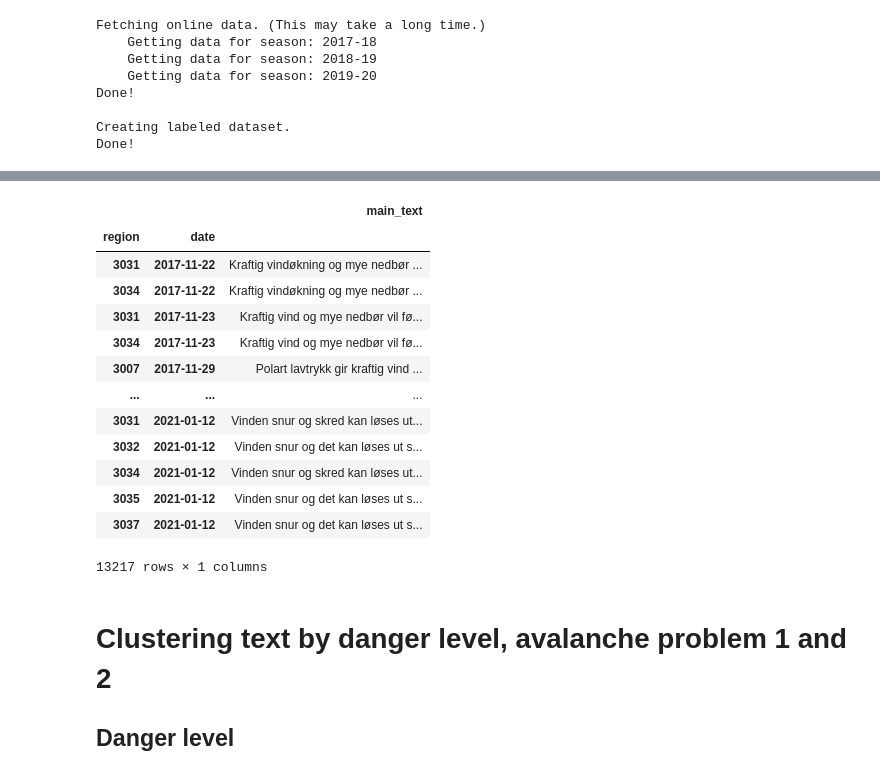
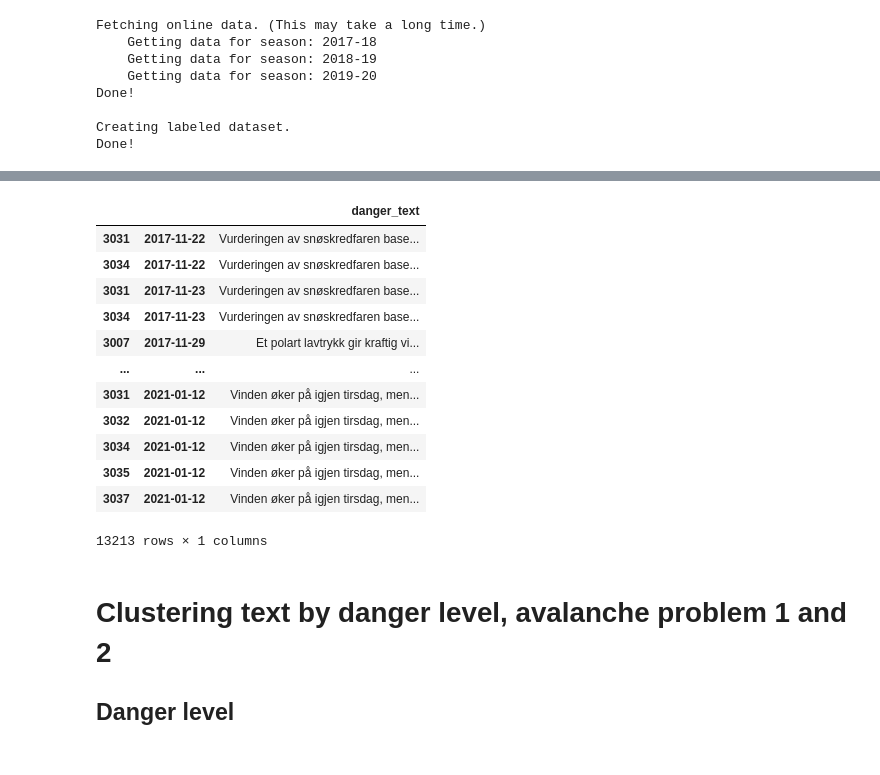
Before and after one commit to NVE/avalanche_ml, a Jupyter notebook: text_data.ipynb, the cells around one changed output, grey strips where cells are left out. Saved outputs shown, nothing was run; the diff lists cells and outputs as text; code cells hidden in the pictures.

```diff
--- a/text_data.ipynb
+++ b/text_data.ipynb
@@ -81,4 +39,13 @@ text_data.main_text = text_data.main_text.reorder_levels([1, 0])
 # %%
+# flatten and encode columns
+text_data = preprocess(text_data)
+
+# reorder indices so that regions are first
+text_data.data = text_data.data.reorder_levels([1, 0])
+text_data.label = text_data.label.reorder_levels([1, 0])
+text_data.danger_text = text_data.danger_text.reorder_levels([1, 0])
+
+# extract different keys from dictionary
 data = text_data.data
 labels = text_data.label
-main_text = text_data.main_text
+text = text_data.danger_text
@@ -152,20 +52,19 @@ Index(['CLASS_danger_level', 'CLASS_emergency_warning', 'CLASS_problem_1',
 # %%
-main_text
+text
 # %% [output]
-|  |  | main_text |
-| region | date |  |
-| 3031 | 2017-11-22 | Kraftig vindøkning og mye nedbør ... |
-| 3034 | 2017-11-22 | Kraftig vindøkning og mye nedbør ... |
-| 3031 | 2017-11-23 | Kraftig vind og mye nedbør vil fø... |
-| 3034 | 2017-11-23 | Kraftig vind og mye nedbør vil fø... |
-| 3007 | 2017-11-29 | Polart lavtrykk gir kraftig vind ... |
+|  |  | danger_text |
+| 3031 | 2017-11-22 | Vurderingen av snøskredfaren base... |
+| 3034 | 2017-11-22 | Vurderingen av snøskredfaren base... |
+| 3031 | 2017-11-23 | Vurderingen av snøskredfaren base... |
+| 3034 | 2017-11-23 | Vurderingen av snøskredfaren base... |
+| 3007 | 2017-11-29 | Et polart lavtrykk gir kraftig vi... |
 | ... | ... | ... |
-| 3031 | 2021-01-12 | Vinden snur og skred kan løses ut... |
-| 3032 | 2021-01-12 | Vinden snur og det kan løses ut s... |
-| 3034 | 2021-01-12 | Vinden snur og skred kan løses ut... |
-| 3035 | 2021-01-12 | Vinden snur og det kan løses ut s... |
-| 3037 | 2021-01-12 | Vinden snur og det kan løses ut s... |
+| 3031 | 2021-01-12 | Vinden øker på igjen tirsdag, men... |
+| 3032 | 2021-01-12 | Vinden øker på igjen tirsdag, men... |
+| 3034 | 2021-01-12 | Vinden øker på igjen tirsdag, men... |
+| 3035 | 2021-01-12 | Vinden øker på igjen tirsdag, men... |
+| 3037 | 2021-01-12 | Vinden øker på igjen tirsdag, men... |
-13217 rows × 1 columns
+13213 rows × 1 columns
 # %% [markdown]
 # Clustering text by danger level, avalanche problem 1 and 2
 
```
Also changed, not shown: parts of 46 cells of this notebook, 2 other files.
